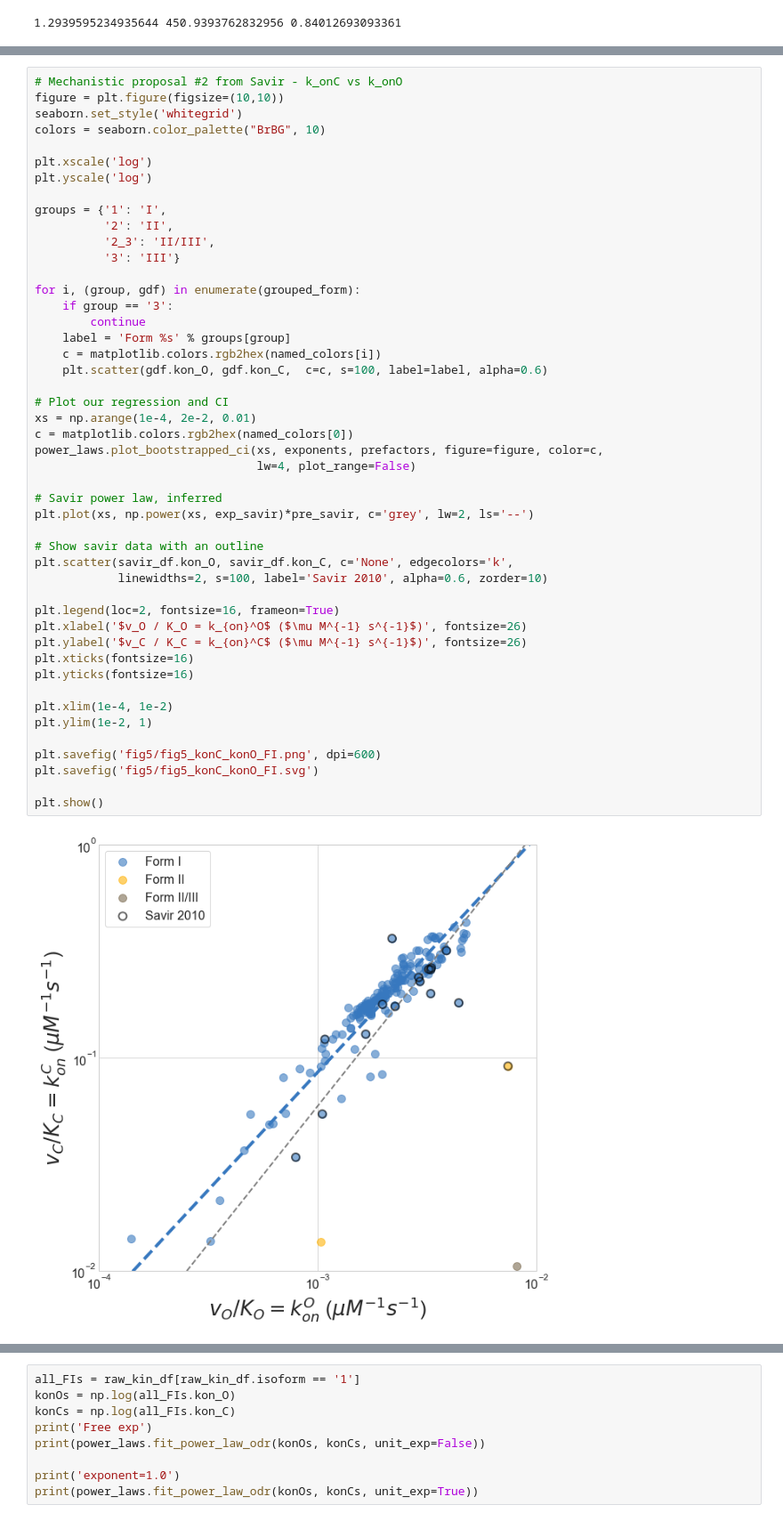
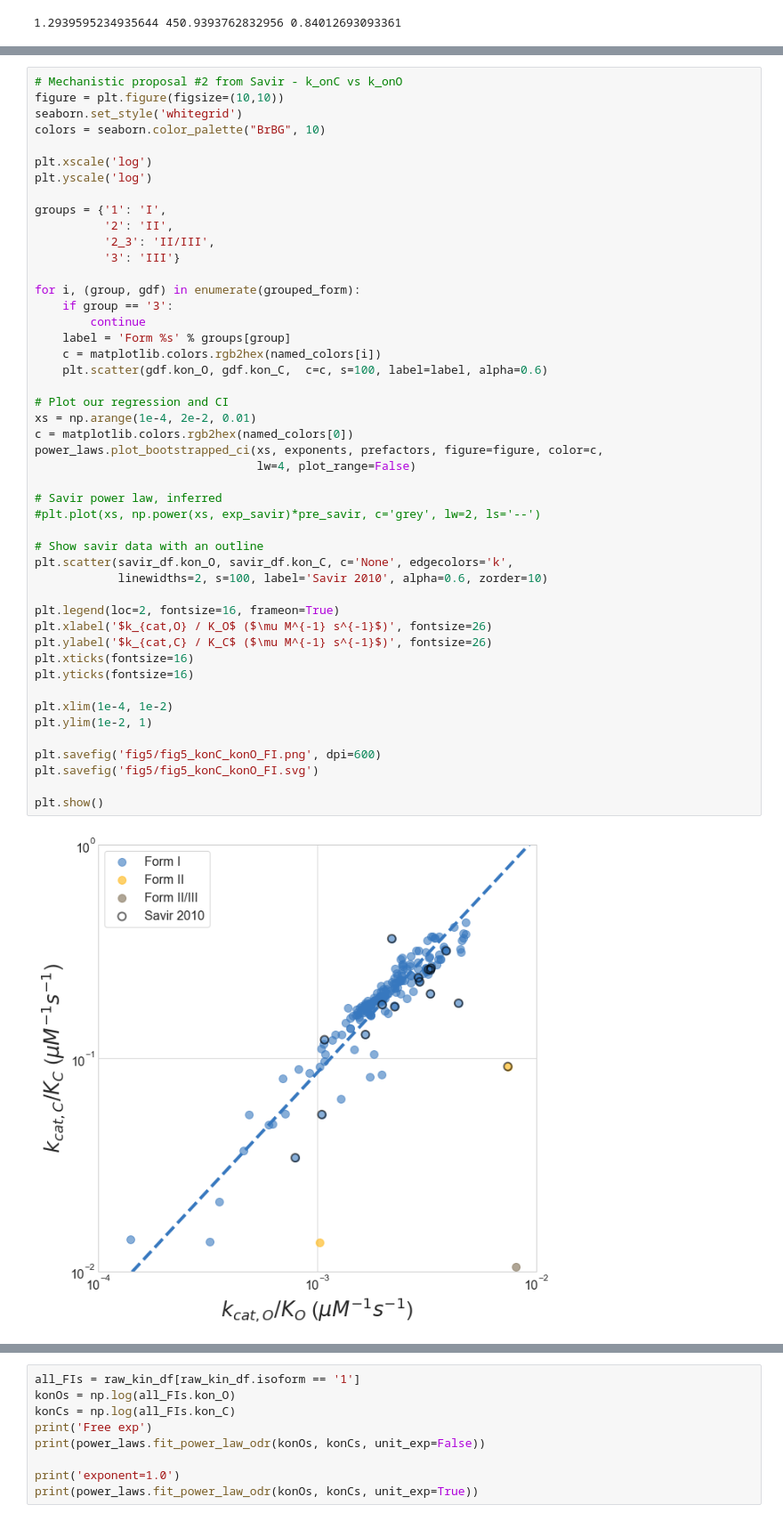
Before and after one commit to flamholz/rubisco, a Jupyter notebook: notebooks/Figure5 konC konO.ipynb, the cells around one changed output, grey strips where cells are left out. Shown at 89% size. Drawn from its saved outputs; the diff is of its cells as text.

```diff
--- a/notebooks/Figure5 konC konO.ipynb
+++ b/notebooks/Figure5 konC konO.ipynb
@@ -213,34 +213,34 @@ for i, (group, gdf) in enumerate(grouped_form):
     if group == '3':
         continue
     label = 'Form %s' % groups[group]
     c = matplotlib.colors.rgb2hex(named_colors[i])
     plt.scatter(gdf.kon_O, gdf.kon_C,  c=c, s=100, label=label, alpha=0.6)
 
 # Plot our regression and CI
 xs = np.arange(1e-4, 2e-2, 0.01)
 c = matplotlib.colors.rgb2hex(named_colors[0])
 power_laws.plot_bootstrapped_ci(xs, exponents, prefactors, figure=figure, color=c,
                                 lw=4, plot_range=False)
 
 # Savir power law, inferred
-plt.plot(xs, np.power(xs, exp_savir)*pre_savir, c='grey', lw=2, ls='--')
+#plt.plot(xs, np.power(xs, exp_savir)*pre_savir, c='grey', lw=2, ls='--')
 
 # Show savir data with an outline
 plt.scatter(savir_df.kon_O, savir_df.kon_C, c='None', edgecolors='k',
             linewidths=2, s=100, label='Savir 2010', alpha=0.6, zorder=10)
 
 plt.legend(loc=2, fontsize=16, frameon=True)
-plt.xlabel('$v_O / K_O = k_{on}^O$ ($\mu M^{-1} s^{-1}$)', fontsize=26)
-plt.ylabel('$v_C / K_C = k_{on}^C$ ($\mu M^{-1} s^{-1}$)', fontsize=26)
+plt.xlabel('$k_{cat,O} / K_O$ ($\mu M^{-1} s^{-1}$)', fontsize=26)
+plt.ylabel('$k_{cat,C} / K_C$ ($\mu M^{-1} s^{-1}$)', fontsize=26)
 plt.xticks(fontsize=16)
 plt.yticks(fontsize=16)
 
 plt.xlim(1e-4, 1e-2)
 plt.ylim(1e-2, 1)
 
 plt.savefig('fig5/fig5_konC_konO_FI.png', dpi=600)
 plt.savefig('fig5/fig5_konC_konO_FI.svg')
 
 plt.show()
 # %% [output]
-[figure, old version]
+[figure, new version]
```
Also changed, not shown: parts of 6 cells of this notebook, 35 other files.
